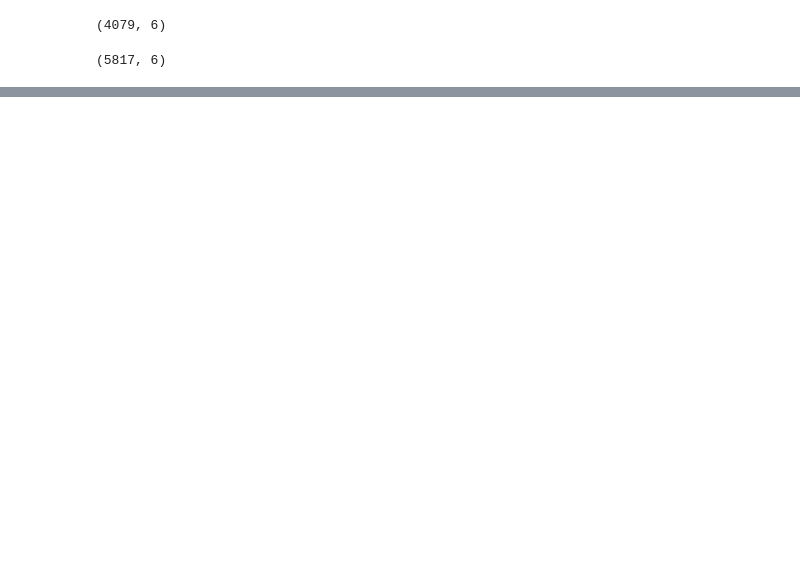
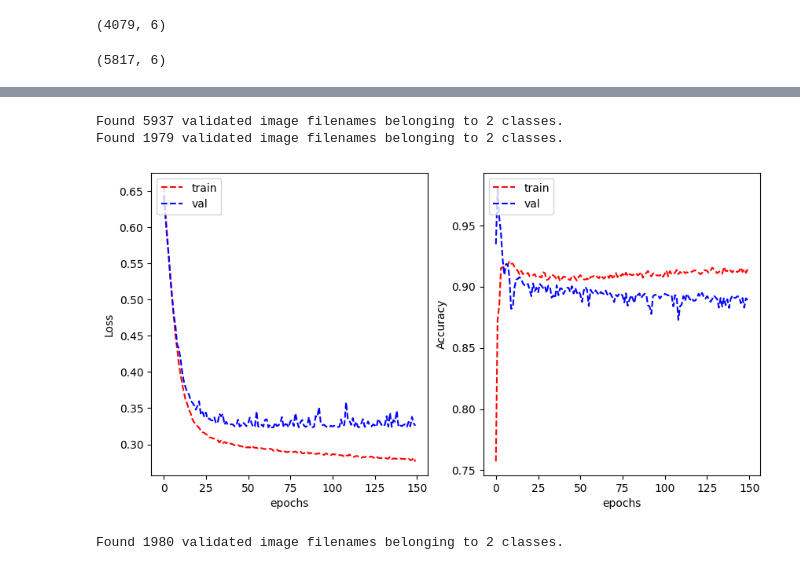
Before and after one commit to s2105802-Nelson/COSC2673-A2-Group42, a Jupyter notebook: COSC2673_Assignment2.ipynb, the cells around one changed output, grey strips where cells are left out. Drawn from its saved outputs; the diff is of its cells as text; code cells hidden in the pictures; blank space fills up the shorter version.

```diff
--- a/COSC2673_Assignment2.ipynb
+++ b/COSC2673_Assignment2.ipynb
@@ -56,0 +219,39 @@ plt.tight_layout()
+# %%
+model.compile(optimizer='SGD',
+              loss=tf.keras.losses.BinaryCrossentropy(from_logits=True),
+              metrics=[tf.keras.metrics.Precision(),tf.keras.metrics.Recall()])
+# %%
+from tensorflow.keras.preprocessing.image import ImageDataGenerator
+
+# rescale normalized the image from 0-255 to 0-1
+# data_format shows the order of the shape (samples,height,width,channels)
+train_datagen = ImageDataGenerator(rescale=1./255, data_format='channels_last')
+val_datagen = ImageDataGenerator(rescale=1./255, data_format='channels_last')
+
+batch_size = 32
+
+# flow_from_dataframe takes the dataframe and path
+# to generate batches of augmented data
+#
+# Data augmentation is a process of artificially increasing the amount of data
+# by generating new data points from existing data
+train_generator = train_datagen.flow_from_dataframe(
+        dataframe=train_df,
+        directory='patch_images/',
+        x_col="ImageName",
+        y_col="isCancerous",
+        target_size=(28, 28),
+        batch_size=batch_size,
+        class_mode='categorical')
+
+validation_generator = val_datagen.flow_from_dataframe(
+        dataframe=val_df,
+        directory='patch_images/',
+        x_col="ImageName",
+        y_col="isCancerous",
+        target_size=(28, 28),
+        batch_size=batch_size,
+        class_mode='categorical')
+# %% [output]
+Found 5937 validated image filenames belonging to 2 classes.
+Found 1979 validated image filenames belonging to 2 classes.
@@ -56,0 +260,35 @@ plt.tight_layout()
+# %%
+history = model.fit_generator(train_generator, validation_data = validation_generator, epochs=150, verbose=0)
+# %%
+plt.figure(figsize=(10,5))
+plt.subplot(1,2,1)
+plt.plot(history.history['loss'], 'r--')
+plt.plot(history.history['val_loss'], 'b--')
+plt.xlabel("epochs")
+plt.ylabel("Loss")
+plt.legend(['train', 'val'], loc='upper left')
+
+plt.subplot(1,2,2)
+plt.plot(history.history['precision'], 'r--')
+plt.plot(history.history['val_precision'], 'b--')
+plt.xlabel("epochs")
+plt.ylabel("Accuracy")
+plt.legend(['train', 'val'], loc='upper left')
+plt.show()
+
+plt.show()
+# %% [output]
+[figure, added]
+# %%
+test_datagen = ImageDataGenerator(rescale=1./255, data_format='channels_last')
+
+test_generator = test_datagen.flow_from_dataframe(
+        dataframe=test_df,
+        directory='patch_images/',
+        x_col="ImageName",
+        y_col="isCancerous",
+        target_size=(28, 28),
+        batch_size=batch_size,
+        class_mode='categorical')
+# %% [output]
+Found 1980 validated image filenames belonging to 2 classes.
```
Also changed, not shown: parts of 29 cells of this notebook.
